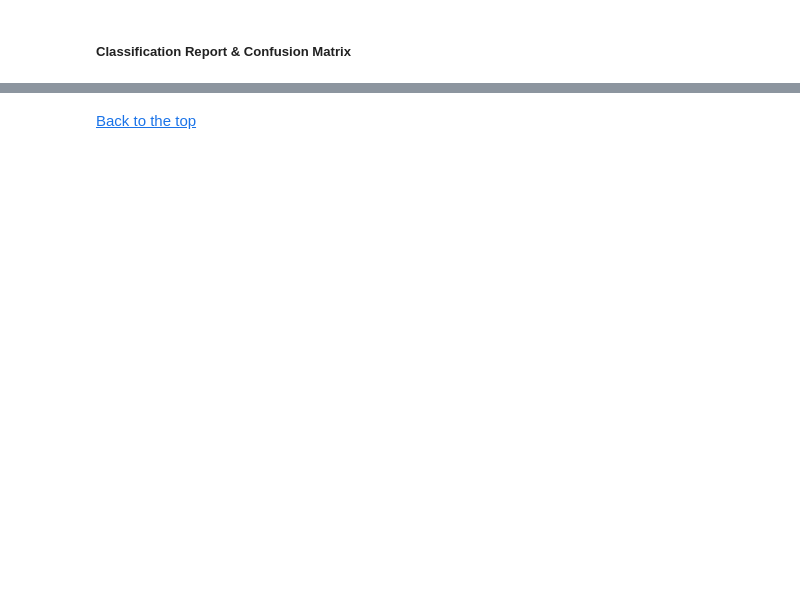
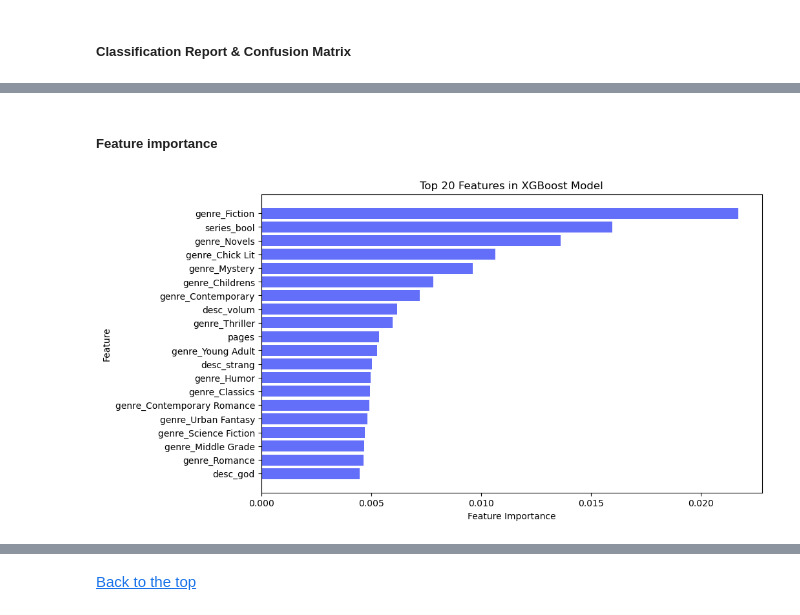
Before and after one commit to quincbirker/Capstone_Project, a Jupyter notebook: Notebooks/Advanced_Modeling_Final.ipynb, the cells around one changed output, grey strips where cells are left out. Cells and saved outputs as stored; diff of their text form; code cells hidden in the pictures; blank space fills up the shorter version.

```diff
--- a/Notebooks/Advanced_Modeling_Final.ipynb
+++ b/Notebooks/Advanced_Modeling_Final.ipynb
@@ -646,4 +734,0 @@ Best parameters from grid search:
-# %%
-# Fit the model on training data
-xgb_model = XGBClassifier()
-xgb_model.fit(X_train, y_train)
@@ -662,19 +734,0 @@ XGBClassifier(base_score=None, booster=None, callbacks=None,
-# %%
-# Fit the model on training data
-xgb_model = XGBClassifier()
-xgb_model.fit(X_train, y_train)
-
-# Make predictions for the training data
-y_pred_train = xgb_model.predict(X_train)
-predictions_train = [round(value) for value in y_pred_train]
-
-# Make predictions for the test data
-y_pred_test = xgb_model.predict(X_test)
-predictions_test = [round(value) for value in y_pred_test]
-
-# Evaluate predictions
-train_accuracy = accuracy_score(y_train, predictions_train)
-test_accuracy = accuracy_score(y_test, predictions_test)
-
-print("Train Accuracy: %.2f%%" % (train_accuracy * 100.0))
-print("Test Accuracy: %.2f%%" % (test_accuracy * 100.0))
@@ -709,0 +742,22 @@ weighted avg       0.63      0.58      0.52      8261
+# %% [markdown]
+##### Feature importance
+# %%
+# Get feature importance our from xgb model
+feature_importances_xgb = xgb_model.feature_importances_
+# %%
+feature_names = X_train.columns if hasattr(X_train, 'columns') else np.arange(X_train.shape[1])
+
+# Sorting the features with their importance
+sorted_idx = np.argsort(feature_importances_xgb)[-20:]  # Get indices of top 20 features
+sorted_importances = feature_importances_xgb[sorted_idx]
+sorted_features = [feature_names[i] for i in sorted_idx]
+
+# Creating the plot
+plt.figure(figsize=(10, 6))
+plt.barh(sorted_features, sorted_importances, color='#636EF9')
+plt.xlabel("Feature Importance")
+plt.ylabel("Feature")
+plt.title("Top 20 Features in XGBoost Model")
+plt.show()
+# %% [output]
+[figure, added]
```
Also changed, not shown: parts of 40 cells of this notebook, 4 other files.
